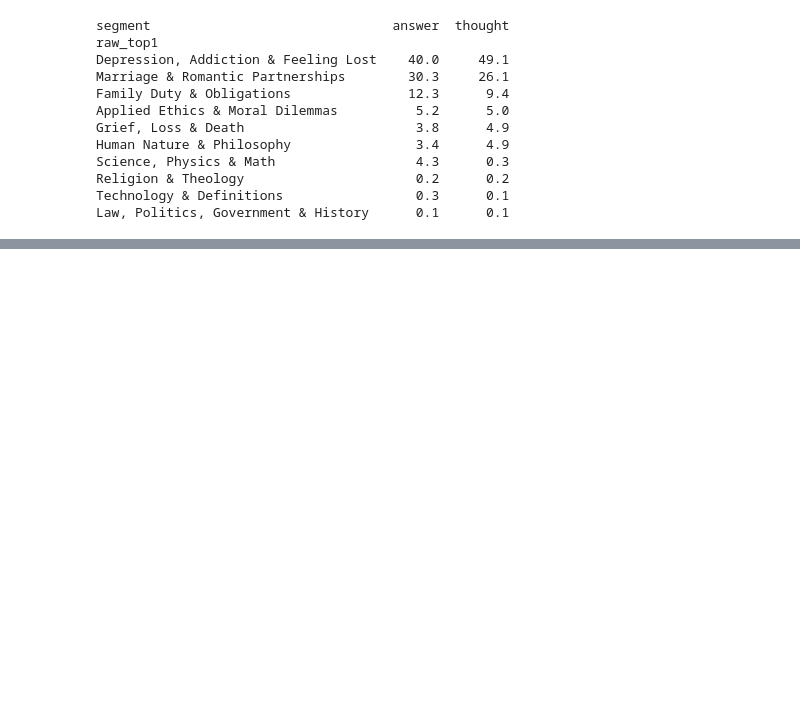
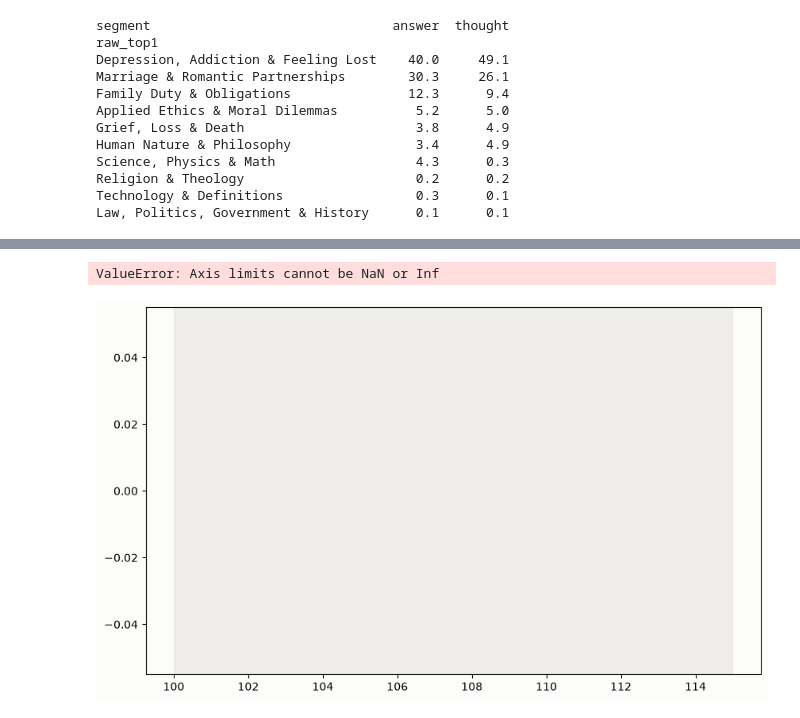
Before and after one commit to suzanaSSP/Jlens_part3, a Jupyter notebook: scripts/eda.ipynb, the cells around one changed output, grey strips where cells are left out. Cells and saved outputs as stored; diff of their text form; code cells hidden in the pictures; blank space fills up the shorter version.

```diff
--- a/scripts/eda.ipynb
+++ b/scripts/eda.ipynb
@@ -234,0 +340,5 @@ Law, Politics, Government & History      0.1      0.1
+# %%
+timeline_plot('adj_top1', "% of windows where category is closest by adjusted similarity", "adj_top1_timeline.png")
+# %% [output]
+ValueError: Axis limits cannot be NaN or Inf
+[figure, added]
```
Also changed, not shown: parts of 4 cells of this notebook, 2 other files.
